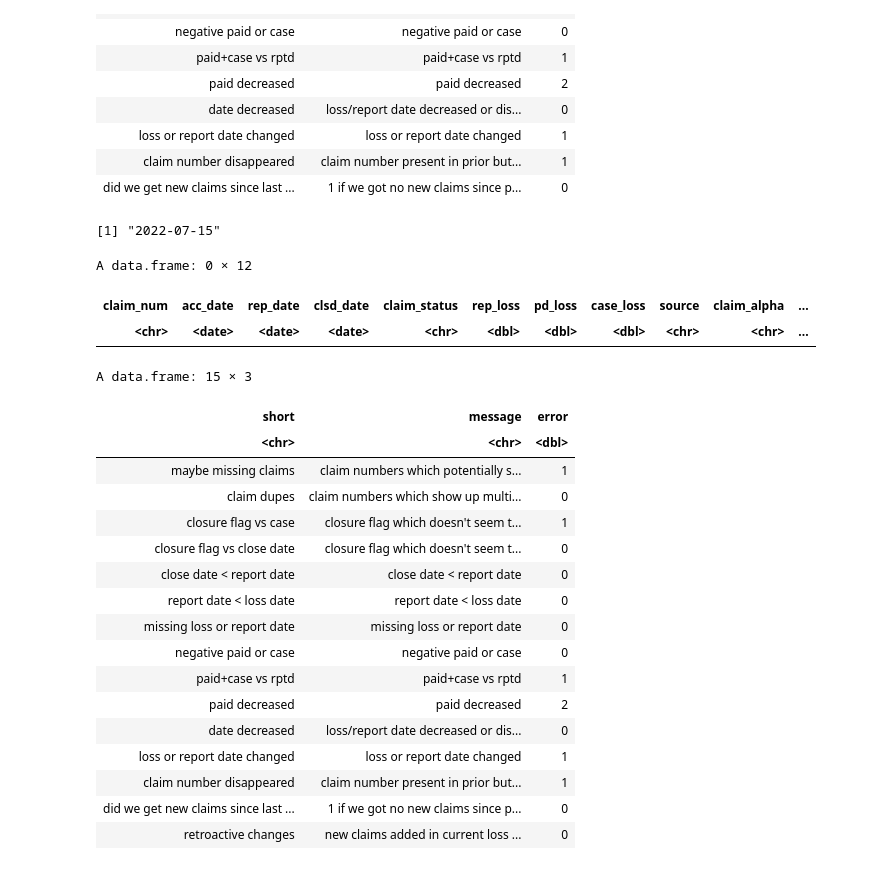
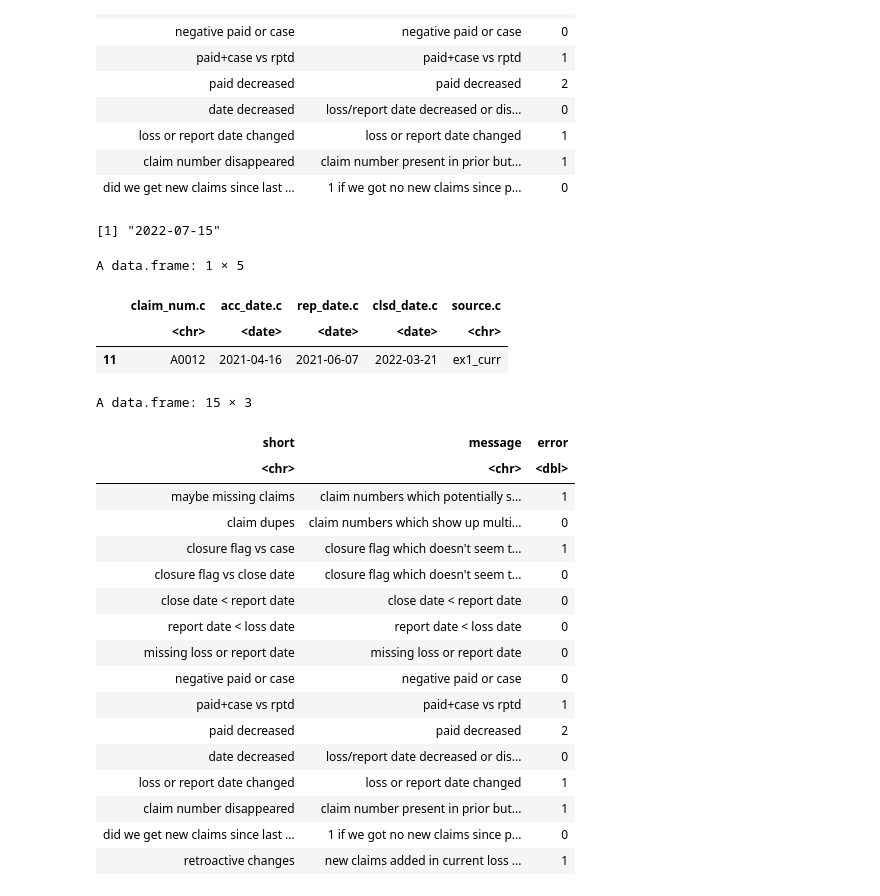
Before and after one commit to Dim-Alps-201/KP, a Jupyter notebook: loss run exercise.ipynb, the cells around one changed output. Drawn from its saved outputs; the diff is of its cells as text; code cells hidden in the pictures.

```diff
--- a/loss run exercise.ipynb
+++ b/loss run exercise.ipynb
@@ -128,6 +128,7 @@ equal <- function(x, y) {(is.na(x) == is.na(y)) & (is.na(x) | x==y)}
 
 #ancient date that will be less than any relevant date
 ancient <- ISOdate(1900, 1, 1, tz="UTC")
+future <- ISOdate(3000, 1, 1, tz="UTC")
 
 #frame for errors
 test_errors <- data.frame(short=character(),message=character(), error=numeric())
@@ -737,43 +738,45 @@ A data.frame: 14 × 3
 # %%
 
 
-##claims with a date < max date of prior loss run
+##new claims with a date < max date of prior loss run
 
 #I don't know the evaluation date of the prior loss run, but I'm guessing that it's <= the max date in the prior loss run
 priorEval_LB = pmax(max(p[,c("acc_date")]),max(p[,c("rep_date")]),max(coalesce(p[,c("clsd_date")],ancient)))
 priorEval_LB
 
-T <- c
-T <- T[T[["acc_date.c"]]<priorEval_LB | T[["rep_date.c"]]<priorEval_LB | T[["clsd_date.c"]]<priorEval_LB,]
+T <- j[!is.na(j[["claim_num.c"]]) & is.na(j[["claim_num.p"]]),]
+T <- T[T[["rep_date.c"]]<priorEval_LB | coalesce(T[["clsd_date.c"]],future)<priorEval_LB,]
+T <- T[c("claim_num.c", "acc_date.c","rep_date.c","clsd_date.c","source.c")]
 T
 
 colnames(T) <- sub("\\.c", ".current", colnames(T))
 colnames(T) <- sub("\\.p", ".prior", colnames(T))
 
 #create error messages
 short = "retroactive changes"
-message = "new claims added in current loss run, with loss/report/close date likely prior to the evaluation date of the prior loss run"
+message = "new claims added in current loss run, with report/close date likely prior to the evaluation date of the prior loss run"
 discussion = "could be timing issues, something else"
 error=nrow(T)
 
 #add errors to table
 test_errors=rbind(test_errors,data.frame(short=short,message=message,error=error))
 test_errors
 
 #add errors to worksheet
 if (error>0) {
     newsheet_destructive(short)
     popsheet(short,T,short,discussion,dec0,1,1)
     stylechange(short,dt,nrow(T)+7,3,5)
-    wb$add_fill(sheet=short, dims = (wb_dims(rows=1:(nrow(T)+7),cols=1+match(c("claim_num", "source","acc_date","rep_date","clsd_date"), colnames(T)))), color = wb_color(hex = "F8C8DC"))
+    wb$add_fill(sheet=short, dims = (wb_dims(rows=1:(nrow(T)+7),cols=2+match(c("claim_num.current","acc_date.current","rep_date.current","clsd_date.current", "source.current"), colnames(T)))), color = wb_color(hex = "F8C8DC"))
     autowidth(short,,12)
     wb_save(wb, output_path, overwrite = TRUE)
 }
 # %% [output]
 [1] "2022-07-15"
-A data.frame: 0 × 12
+A data.frame: 1 × 5
-| claim_num | acc_date | rep_date | clsd_date | claim_status | rep_loss | pd_loss | case_loss | source | claim_alpha | ... |
-| <chr> | <date> | <date> | <date> | <chr> | <dbl> | <dbl> | <dbl> | <chr> | <chr> | ... |
+|  | claim_num.c | acc_date.c | rep_date.c | clsd_date.c | source.c |
+|  | <chr> | <date> | <date> | <date> | <chr> |
+| 11 | A0012 | 2021-04-16 | 2021-06-07 | 2022-03-21 | ex1_curr |
 A data.frame: 15 × 3
 | short | message | error |
 | <chr> | <chr> | <dbl> |
@@ -791,7 +794,7 @@ A data.frame: 15 × 3
 | loss or report date changed | loss or report date changed | 1 |
 | claim number disappeared | claim number present in prior but... | 1 |
 | did we get new claims since last ... | 1 if we got no new claims since p... | 0 |
-| retroactive changes | new claims added in current loss ... | 0 |
+| retroactive changes | new claims added in current loss ... | 1 |
 # %%
 ##summarize errors
 
```
Also changed, not shown: parts of 1 cell of this notebook, 2 other files.
